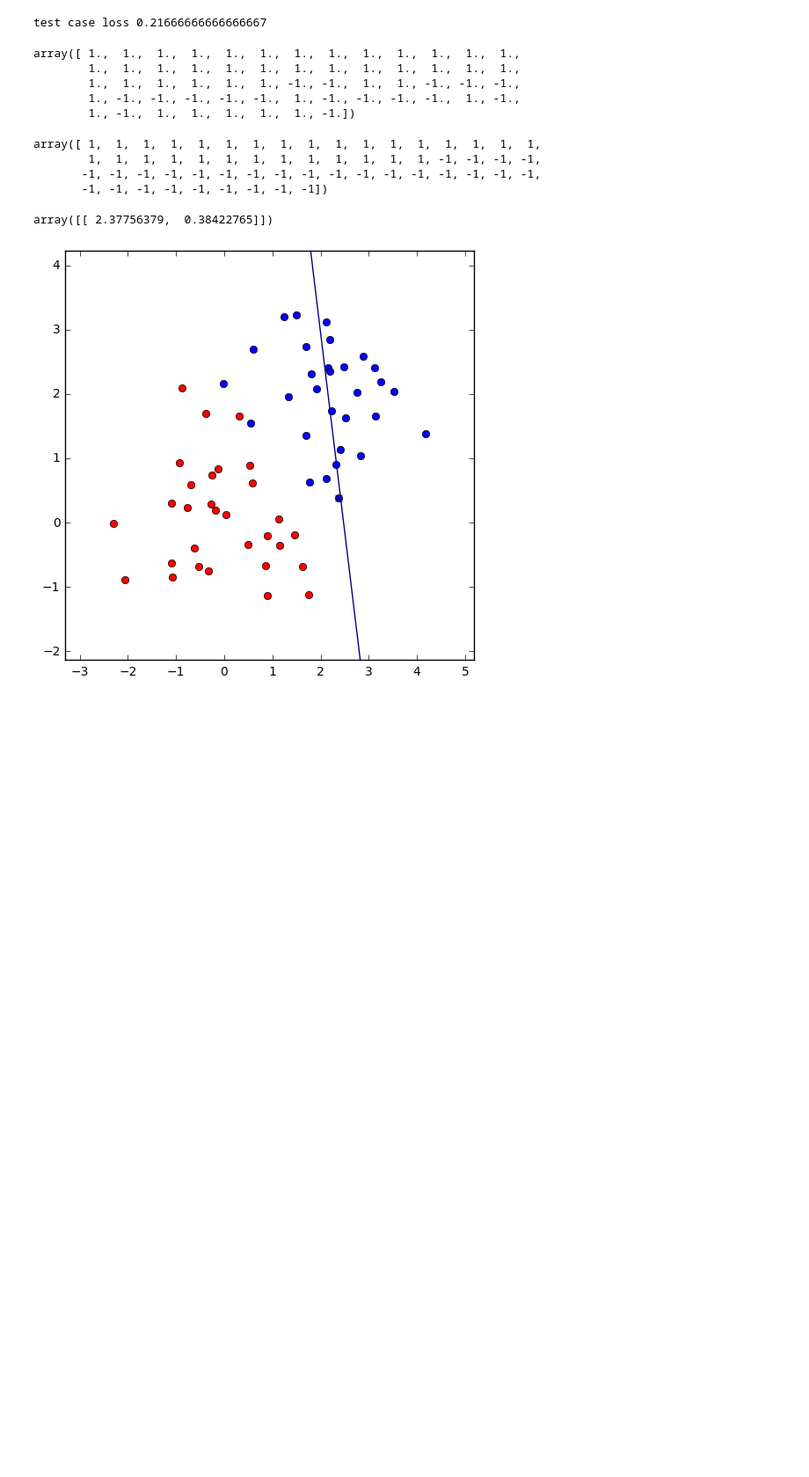
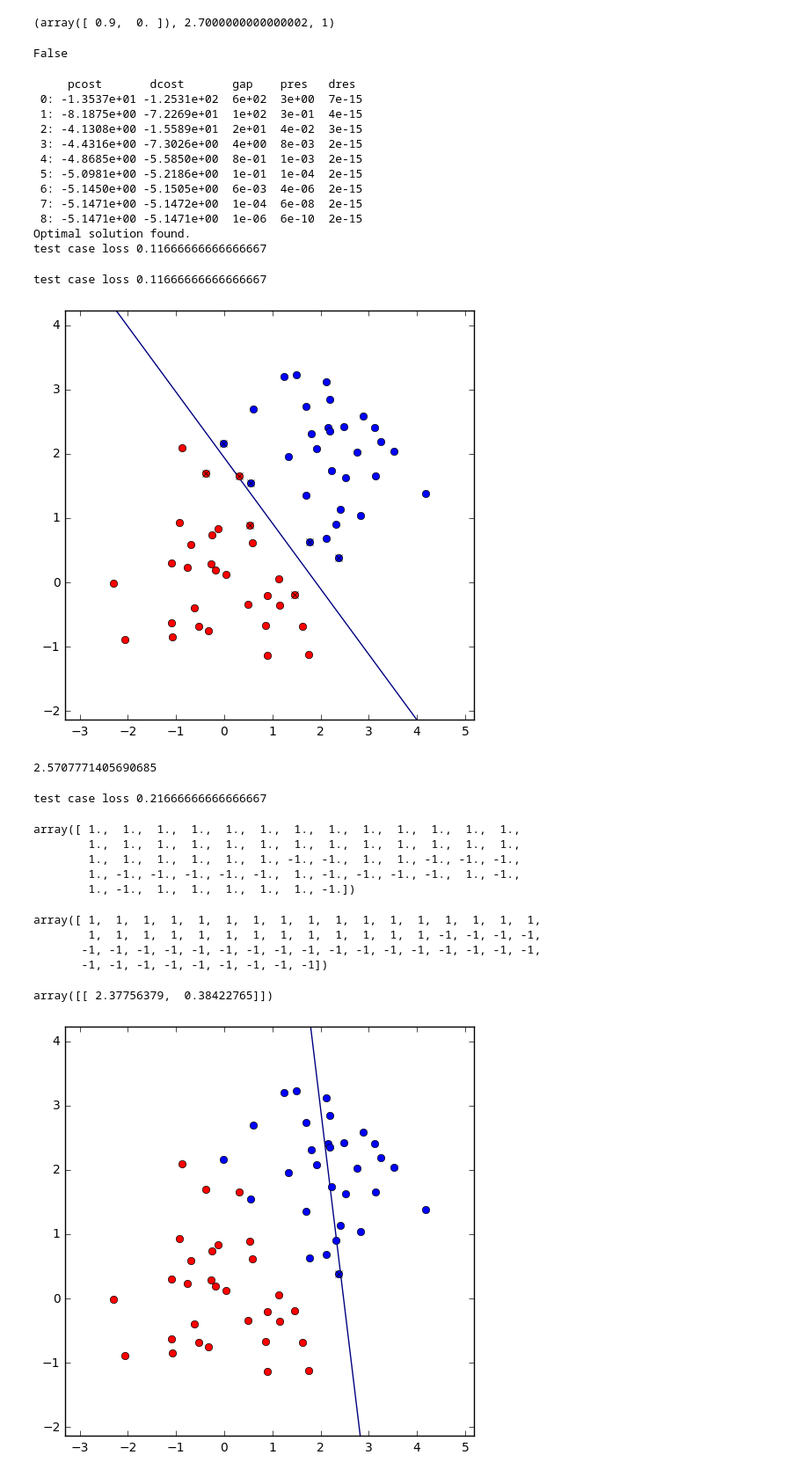
Before and after one commit to hirogit1002/ML_lab, a Jupyter notebook: 04/sheet04-Copy1.ipynb, the cells around one changed output. Shown: that part at 88% size. Cells and saved outputs as stored; diff of their text form; code cells hidden in the pictures; blank space fills up the shorter version.

```diff
--- a/04/sheet04-Copy1.ipynb
+++ b/04/sheet04-Copy1.ipynb
@@ -71,11 +76,16 @@ class svm_smo():
             return alpha, b, 0
 
         aph2_new= alpha[j]-Y[j]*(E_i-E_j)/kappa
-
-        if(aph2_new>H):
-            aph2_new=H
-        if(aph2_new<L):
-            aph2_new=L
+        if((np.abs(aph2_new)<np.abs(H)) and (np.abs(aph2_new)>np.abs(L))):
+            if(aph2_new<L):
+                aph2_new=L
+            if(aph2_new>H):
+                aph2_new=H
+        else:
+            if(aph2_new>H):
+                aph2_new=H
+            if(aph2_new<L):
+                aph2_new=L
 
         aph1_new = alpha[i]+Y[i]*Y[j]*(alpha[j]-aph2_new)
         if(np.abs(alpha[j]-aph2_new)<0.0005):
@@ -136,3 +146,12 @@ class svm_smo():
 
     def predict(self, X):
         return np.sign(self.fx(X,self.SV,self.y)[:,0])
+# %%
+C = svm_smo(kernel='linear', C=1.)
+res2 = C._update_parameters(1.0, 0.5, 0, 1, np.array([[1.0, 0.3], [0.3, 1.0]]), np.array([-1, +1]), np.array([0.4, -0.5]), 1.2, 0.1)
+res3 = C._update_parameters(1.0, 2.0, 0, 1, np.array([[1.0, 0.3], [0.3, 1.0]]), np.array([-1, +1]), np.array([0.4, -0.5]), 1.2, 0.1)
+#self.assertTrue((np.allclose(res2[0], [0.1, -0.8]) and
+#                 np.allclose(res2[1], 2.41, atol=1e-3) and
+#                 np.allclose(res3[0], [0.9, 0.0]) and
+#                 np.allclose(res3[1], 2.7, atol=1e-3)),
+#                msg='_update_parameters: Error found.')
@@ -139,3 +171,7 @@ class svm_smo():
+# %%
+res3
+# %% [output]
+(array([ 0.9,  0. ]), 2.7000000000000002, 1)
 # %%
 def plot_svm_2d(X, y, model):
     n=len(X)
@@ -149,5 +185,5 @@ def plot_svm_2d(X, y, model):
     mesh_z = np.zeros((n, n))
     for y in range(n):
         for x in range(n):
-            mesh_z[y, x] = model.fx(np.array([a[x], b[y]]).reshape(1,2),C.SV,C.y)
+            mesh_z[y, x] = model.fx(np.array([a[x], b[y]]).reshape(1,2),model.SV,model.y)
     plt.contour(A, B, mesh_z, 0)
@@ -154,3 +264,40 @@ def plot_svm_2d(X, y, model):
+# %%
+a
+# %% [output]
+False
+# %%
+C = svm_qp(kernel='linear', C=1.)
+np.random.seed(1)
+X_tr = np.hstack((np.random.normal(size=[2, 30]), np.random.normal(size=[2, 30]) + np.array([2., 2.])[:, np.newaxis])).T
+Y_tr = np.array([1] * 30 + [-1] * 30)
+X_te = np.hstack((np.random.normal(size=[2, 30]), np.random.normal(size=[2, 30]) + np.array([2., 2.])[:, np.newaxis])).T
+Y_te = np.array([1] * 30 + [-1] * 30)
+C.fit(X=X_tr, Y=Y_tr)
+Y_pred = C.predict(X_te)
+loss = float(np.sum(np.sign(Y_te) != np.sign(Y_pred)))/float(len(Y_te))
+print('test case loss', loss)
+
+plot_svm_2d(X_tr, Y_tr, C)
+print('test case loss', loss)
+# %% [output]
+     pcost       dcost       gap    pres   dres
+ 0: -1.3537e+01 -1.2531e+02  6e+02  3e+00  7e-15
+ 1: -8.1875e+00 -7.2269e+01  1e+02  3e-01  4e-15
+ 2: -4.1308e+00 -1.5589e+01  2e+01  4e-02  3e-15
+ 3: -4.4316e+00 -7.3026e+00  4e+00  8e-03  2e-15
+ 4: -4.8685e+00 -5.5850e+00  8e-01  1e-03  2e-15
+ 5: -5.0981e+00 -5.2186e+00  1e-01  1e-04  2e-15
+ 6: -5.1450e+00 -5.1505e+00  6e-03  4e-06  2e-15
+ 7: -5.1471e+00 -5.1472e+00  1e-04  6e-08  2e-15
+ 8: -5.1471e+00 -5.1471e+00  1e-06  6e-10  2e-15
+Optimal solution found.
+test case loss 0.11666666666666667
+test case loss 0.11666666666666667
+[figure, added]
+# %%
+C.b
+# %% [output]
+2.5707771405690685
 # %%
 
 np.random.seed(1)
```
Also changed, not shown: parts of 7 cells of this notebook, 5 other files.
